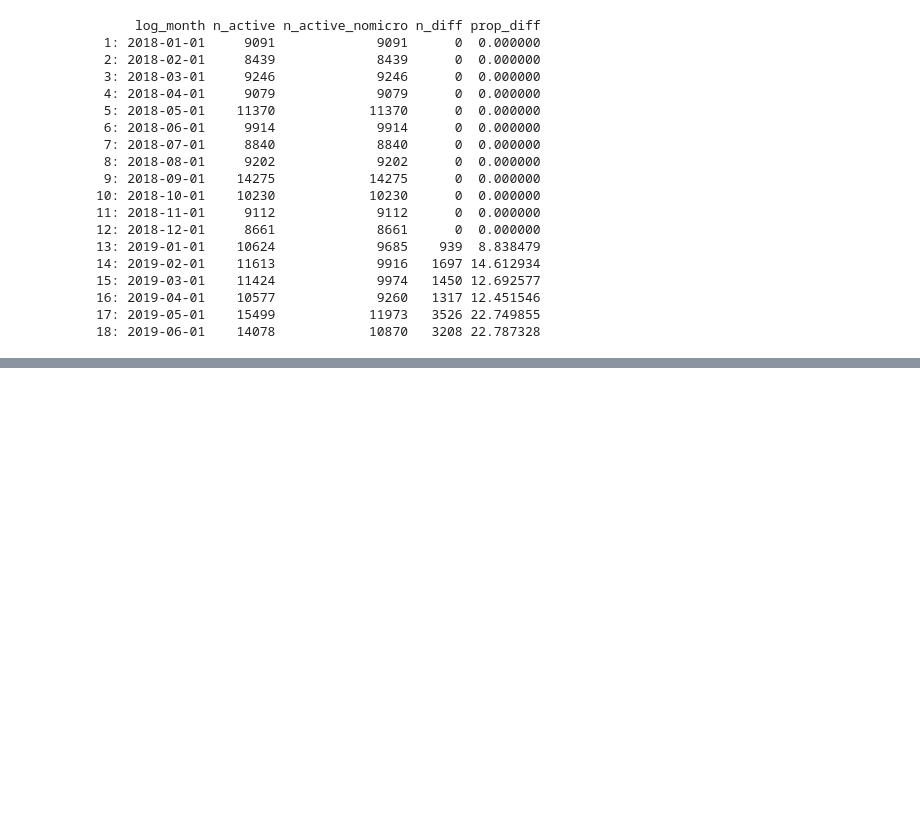
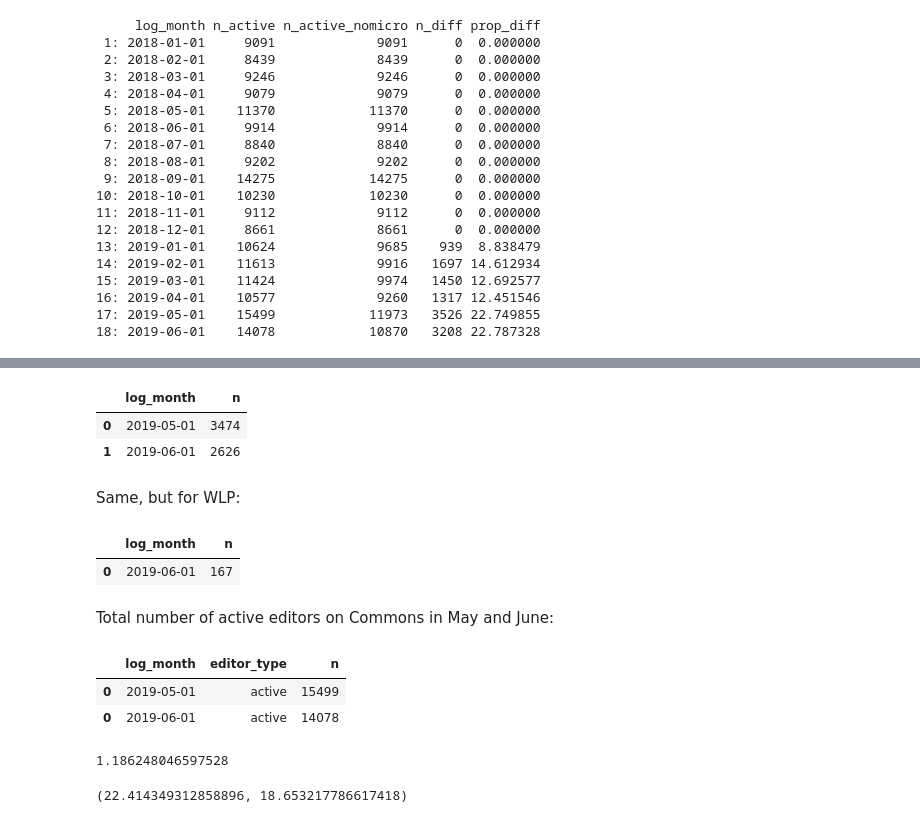
Before and after one commit to nettrom/Product-microcontributions-2019, a Jupyter notebook: active_editors.ipynb, the cells around one changed output, grey strips where cells are left out. Drawn from its saved outputs; the diff is of its cells as text; code cells hidden in the pictures; blank space fills up the shorter version.

```diff
--- a/active_editors.ipynb
+++ b/active_editors.ipynb
@@ -479,0 +574,35 @@ commons_both
+# %%
+(commons_actives_wlep.loc[commons_actives_wlep.earth_edits > 0]
+ .groupby("log_month")['user_id'].count().reset_index().rename(columns = {'user_id' : 'n'}))
+# %% [output]
+|  | log_month | n |
+| 0 | 2019-05-01 | 3474 |
+| 1 | 2019-06-01 | 2626 |
+# %% [markdown]
+Same, but for WLP:
+# %%
+(commons_actives_wlep.loc[commons_actives_wlep.pride_edits > 0]
+ .groupby("log_month")['user_id'].count().reset_index().rename(columns = {'user_id' : 'n'}))
+# %% [output]
+|  | log_month | n |
+| 0 | 2019-06-01 | 167 |
+# %% [markdown]
+Total number of active editors on Commons in May and June:
+# %%
+commons_active_stats.loc[(commons_active_stats.editor_type == 'active') &
+                         ((commons_active_stats.log_month >= '2019-05-01'))]
+# %% [output]
+|  | log_month | editor_type | n |
+| 0 | 2019-05-01 | active | 15499 |
+| 0 | 2019-06-01 | active | 14078 |
+# %%
+## WLP proportion out of the total in June:
+100 * 167 / 14078
+# %% [output]
+1.186248046597528
+# %%
+## WLE proportion out of the total in May and June:
+
+(100 * 3474 / 15499, 100 * 2626 / 14078)
+# %% [output]
+(22.414349312858896, 18.653217786617418)
```
Also changed, not shown: parts of 33 cells of this notebook.
